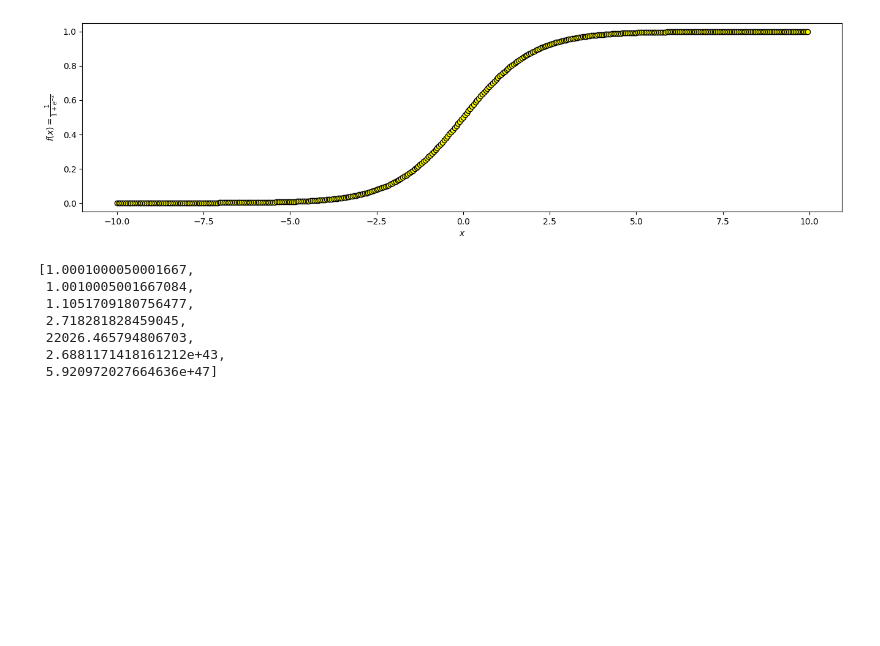
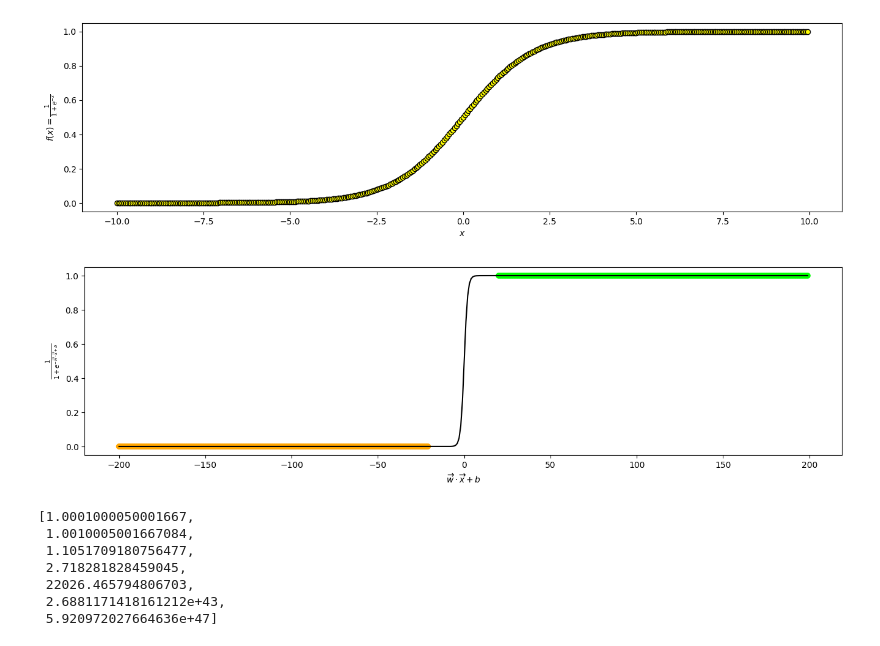
Before and after one commit to anoban/Supervised-Machine-Learning-Regression-and-Classification, a Jupyter notebook: anoban/Logistic Regression.ipynb, the cells around one changed output. Saved outputs shown, nothing was run; the diff lists cells and outputs as text; code cells hidden in the pictures; blank space fills up the shorter version.

```diff
--- a/anoban/Logistic Regression.ipynb
+++ b/anoban/Logistic Regression.ipynb
@@ -48,6 +45,20 @@ plt.show()
 # sigmoid function will then be equal to 1 / 1 = 1.00
 
 # when x is small, e^-x will be quite large
+# %%
+fig, axes = plt.subplots()
+fig.set_size_inches(16, 4)
+
+preds = np.arange(-200, 200)  # these are the predictions of linear regression model
+
+axes.scatter(preds, np.repeat([0, np.nan, 1], [180, 40, preds.size - 220]), c = np.repeat(["orange", "none", "lime"], [180, 40, preds.size - 220]))
+axes.plot(preds, sigmoidv(preds), color = "black")
+axes.set_xlabel(r"$\overrightarrow{w}\cdot\overrightarrow{x} + b$")
+axes.set_ylabel(r"$\frac{1}{1+e^{-\overrightarrow{w}\cdot\overrightarrow{x} + b}}$")
+
+plt.show()
+# %% [output]
+[figure, added]
 # %%
 [np.power(np.e, x) for x in (0.0001, 0.001, 0.1, 1, 10, 100, 110)]
 # %% [output]
```
Also changed, not shown: parts of 3 cells of this notebook, 7 other files.
